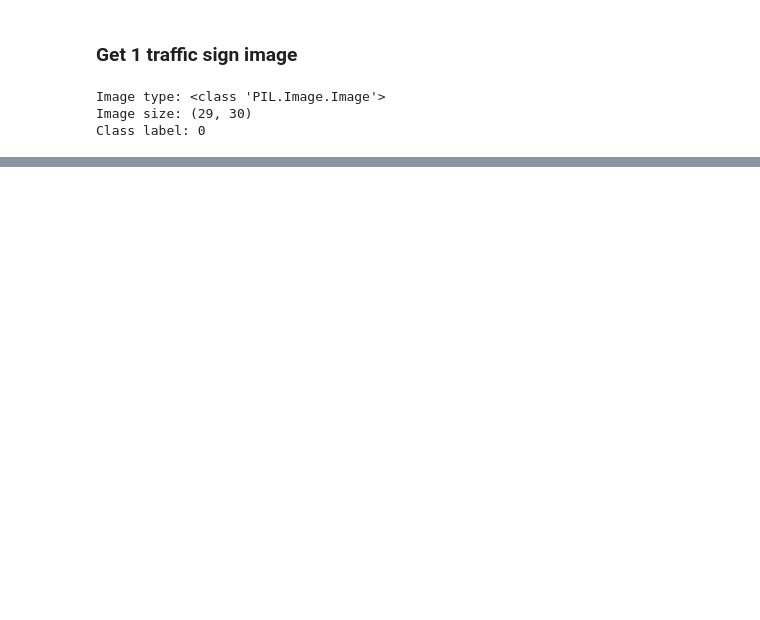
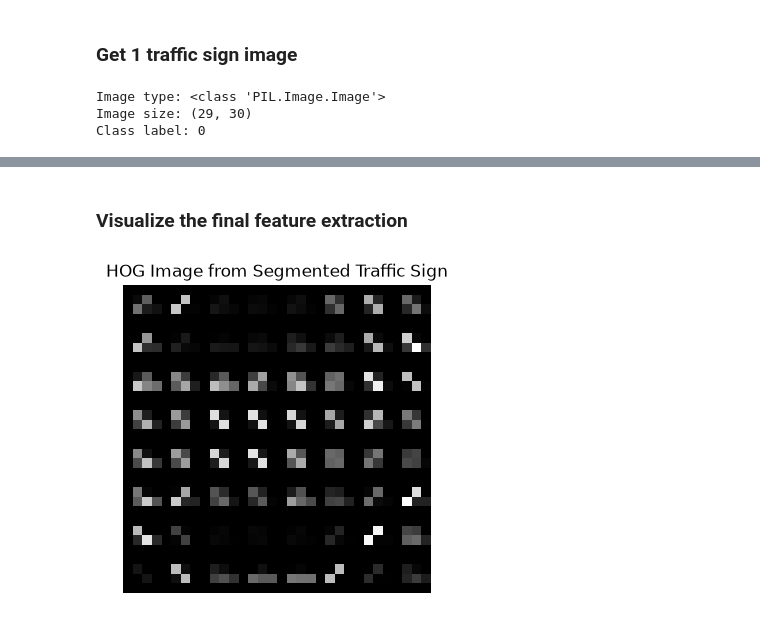
Before and after one commit to khoryz666/traffic-sign-recognition, a Jupyter notebook: project/02_hog_features.ipynb, the cells around one changed output, grey strips where cells are left out. Cells and saved outputs as stored; diff of their text form; code cells hidden in the pictures; blank space fills up the shorter version.

```diff
--- a/project/02_hog_features.ipynb
+++ b/project/02_hog_features.ipynb
@@ -521,0 +997,10 @@ plt.show()
+# %% [markdown]
+### Visualize the final feature extraction
+# %%
+plt.figure(figsize=(4, 4))
+plt.imshow(roi_hist, cmap='gray')
+plt.title('HOG Image from Segmented Traffic Sign')
+plt.axis('off')
+plt.show()
+# %% [output]
+[figure, added]
```
Also changed, not shown: parts of 87 cells of this notebook, 2 other files.
